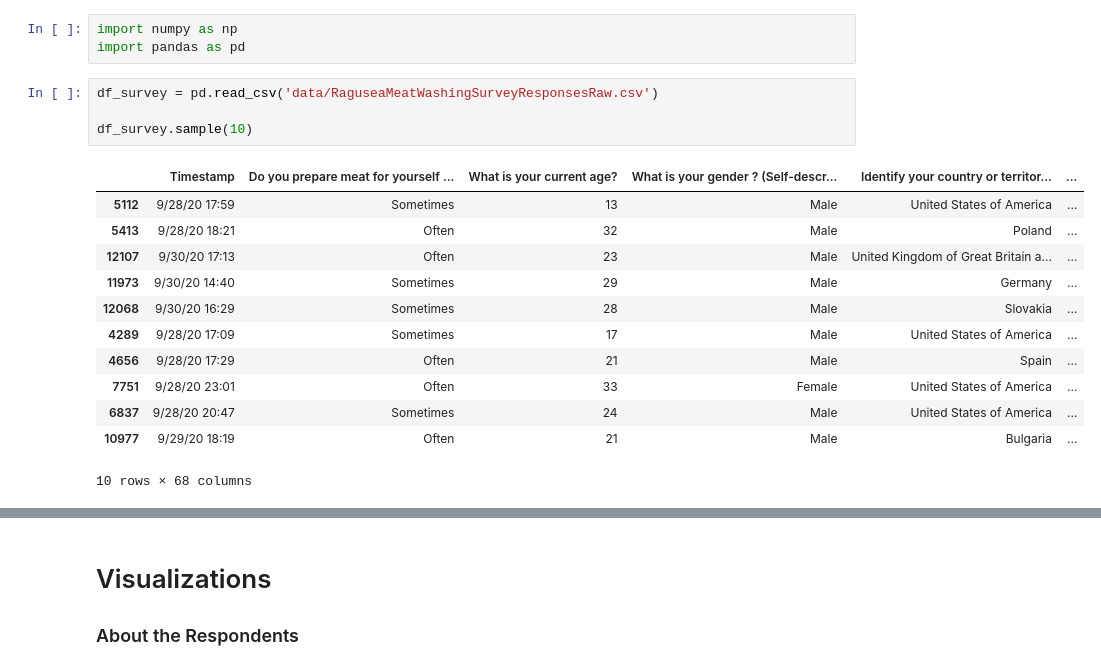
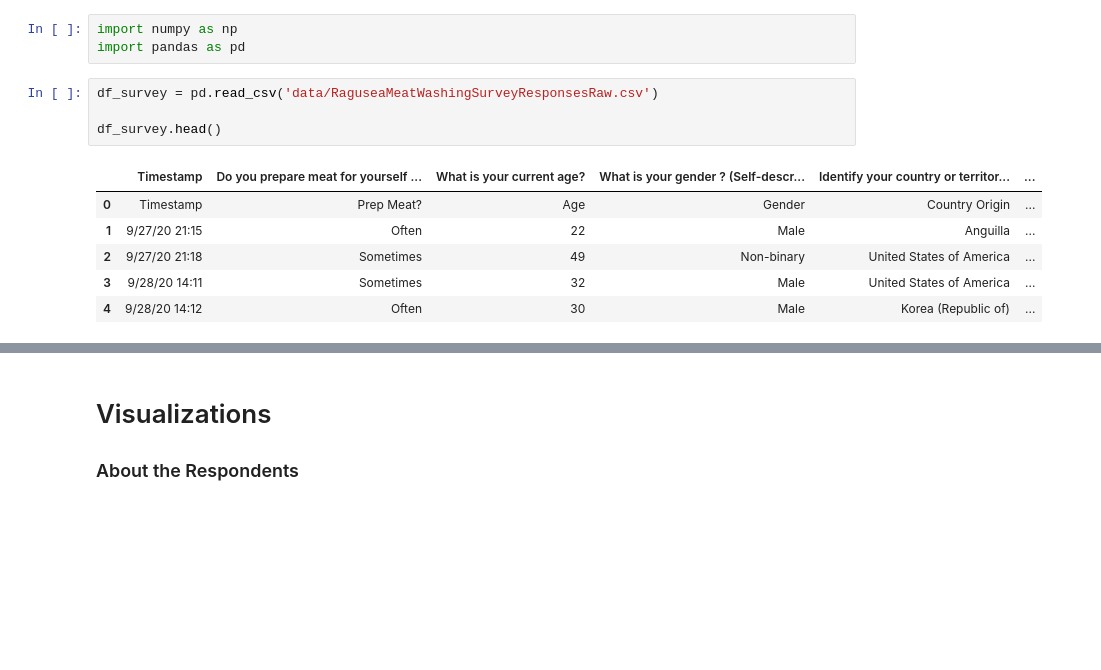
Before and after one commit to bjd9/washmeat, a Jupyter notebook: DEA_washmeat.ipynb, the cells around one changed output, grey strips where cells are left out. Drawn from its saved outputs; the diff is of its cells as text; blank space fills up the shorter version.

```diff
--- a/DEA_washmeat.ipynb
+++ b/DEA_washmeat.ipynb
@@ -14,17 +14,11 @@ import pandas as pd
 # %%
 df_survey = pd.read_csv('data/RaguseaMeatWashingSurveyResponsesRaw.csv')
 
-df_survey.sample(10)
+df_survey.head()
 # %% [output]
 |  | Timestamp | Do you prepare meat for yourself ... | What is your current age? | What is your gender ? (Self-descr... | Identify your country or territor... | ... |
-| 5112 | 9/28/20 17:59 | Sometimes | 13 | Male | United States of America | ... |
-| 5413 | 9/28/20 18:21 | Often | 32 | Male | Poland | ... |
-| 12107 | 9/30/20 17:13 | Often | 23 | Male | United Kingdom of Great Britain a... | ... |
-| 11973 | 9/30/20 14:40 | Sometimes | 29 | Male | Germany | ... |
-| 12068 | 9/30/20 16:29 | Sometimes | 28 | Male | Slovakia | ... |
-| 4289 | 9/28/20 17:09 | Sometimes | 17 | Male | United States of America | ... |
-| 4656 | 9/28/20 17:29 | Often | 21 | Male | Spain | ... |
-| 7751 | 9/28/20 23:01 | Often | 33 | Female | United States of America | ... |
-| 6837 | 9/28/20 20:47 | Sometimes | 24 | Male | United States of America | ... |
-| 10977 | 9/29/20 18:19 | Often | 21 | Male | Bulgaria | ... |
+| 0 | Timestamp | Prep Meat? | Age | Gender | Country Origin | ... |
+| 1 | 9/27/20 21:15 | Often | 22 | Male | Anguilla | ... |
+| 2 | 9/27/20 21:18 | Sometimes | 49 | Non-binary | United States of America | ... |
+| 3 | 9/28/20 14:11 | Sometimes | 32 | Male | United States of America | ... |
+| 4 | 9/28/20 14:12 | Often | 30 | Male | Korea (Republic of) | ... |
-10 rows × 68 columns
```
Also changed, not shown: parts of 32 cells of this notebook.
